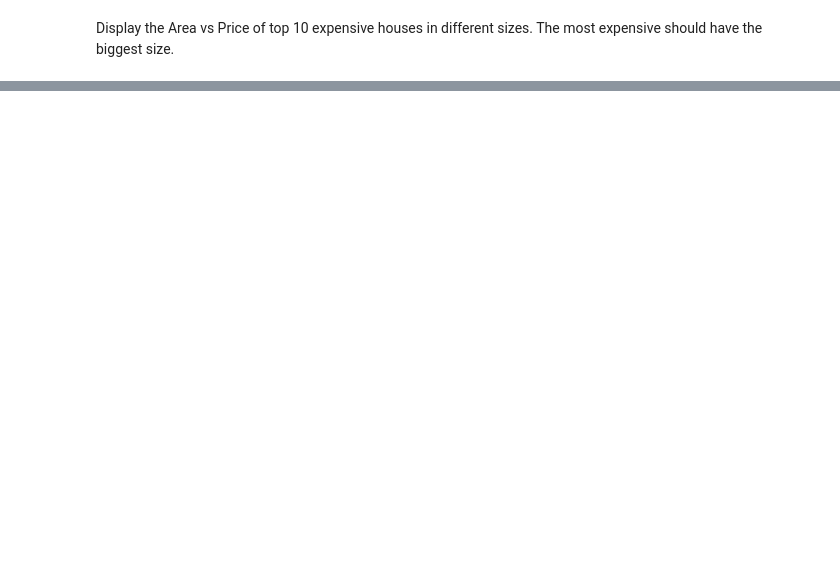
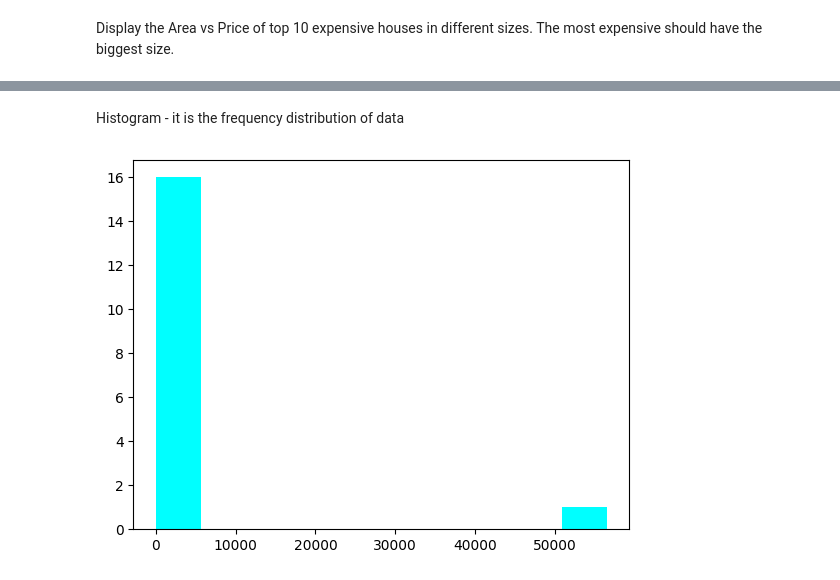
Before and after one commit to asmaanjum0910-sketch/data-science-60-days, a Jupyter notebook: Datascience.ipynb, the cells around one changed output, grey strips where cells are left out. Cells and saved outputs as stored; diff of their text form; code cells hidden in the pictures; blank space fills up the shorter version.

```diff
--- a/Datascience.ipynb
+++ b/Datascience.ipynb
@@ -725,0 +887,11 @@ plt.show()
+# %% [markdown]
+Histogram - it is the frequency distribution of data
+# %%
+import numpy as np
+import matplotlib.pyplot as plt
+
+x = np.array([23, 56, 89, 90, 55, 55, 55, 23, 87, 834, 78, 234, 56534, 23, 56, 32, 46])
+plt.hist(x, color='cyan')
+plt.show()
+# %% [output]
+[figure, added]
```
Also changed, not shown: parts of 60 cells of this notebook.
